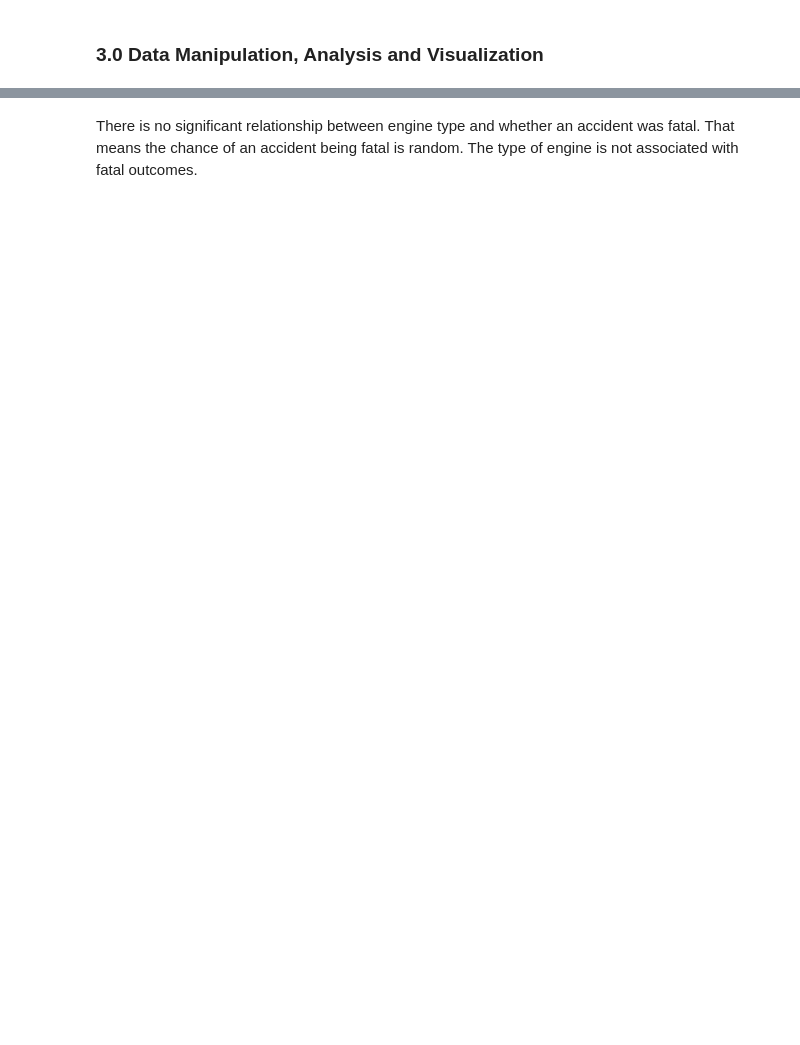
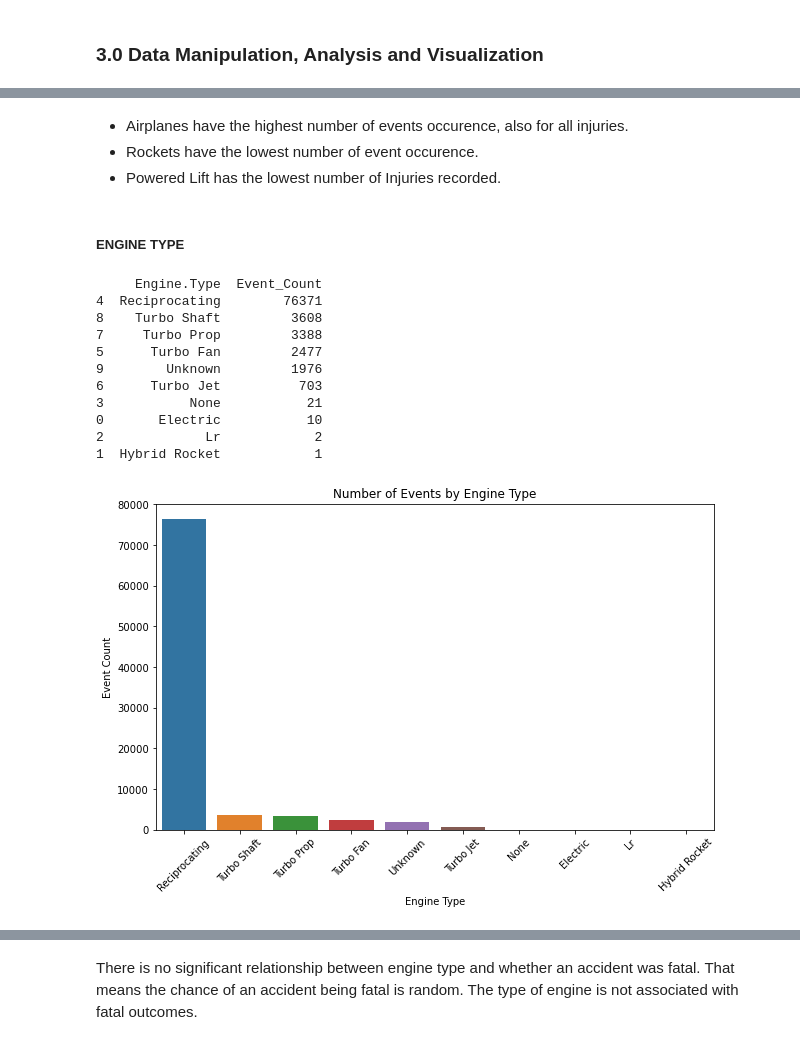
Before and after one commit to WanjikuKahoro/Phase-1-Project, a Jupyter notebook: index.ipynb, the cells around one changed output, grey strips where cells are left out. Drawn from its saved outputs; the diff is of its cells as text; code cells hidden in the pictures; blank space fills up the shorter version.

```diff
--- a/index.ipynb
+++ b/index.ipynb
@@ -767,0 +531,36 @@ Chi2=270.872, p=3.868e-53, dof=9
+# %% [markdown]
+- Airplanes have the highest number of events occurence, also for all injuries.
+- Rockets have the lowest number of event occurence.
+- Powered Lift has the lowest number of Injuries recorded.
+# %% [markdown]
+##### ENGINE TYPE
+# %%
+# Count events by engine type
+events_by_engine_type = (df.groupby('Engine.Type')['Event.Id'].count().reset_index(name='Event_Count')
+                     .sort_values(by='Event_Count', ascending=False))
+
+print(events_by_engine_type)
+
+
+# Plot
+plt.figure(figsize=(10,6))
+sns.barplot(x="Engine.Type",y="Event_Count",data=events_by_engine_type)
+
+plt.title("Number of Events by Engine Type")
+plt.xlabel("Engine Type")
+plt.ylabel("Event Count")
+plt.xticks(rotation=45)
+plt.show()
+# %% [output]
+     Engine.Type  Event_Count
+4  Reciprocating        76371
+8    Turbo Shaft         3608
+7     Turbo Prop         3388
+5      Turbo Fan         2477
+9        Unknown         1976
+6      Turbo Jet          703
+3           None           21
+0       Electric           10
+2             Lr            2
+1  Hybrid Rocket            1
+[figure, added]
```
Also changed, not shown: parts of 94 cells of this notebook.
